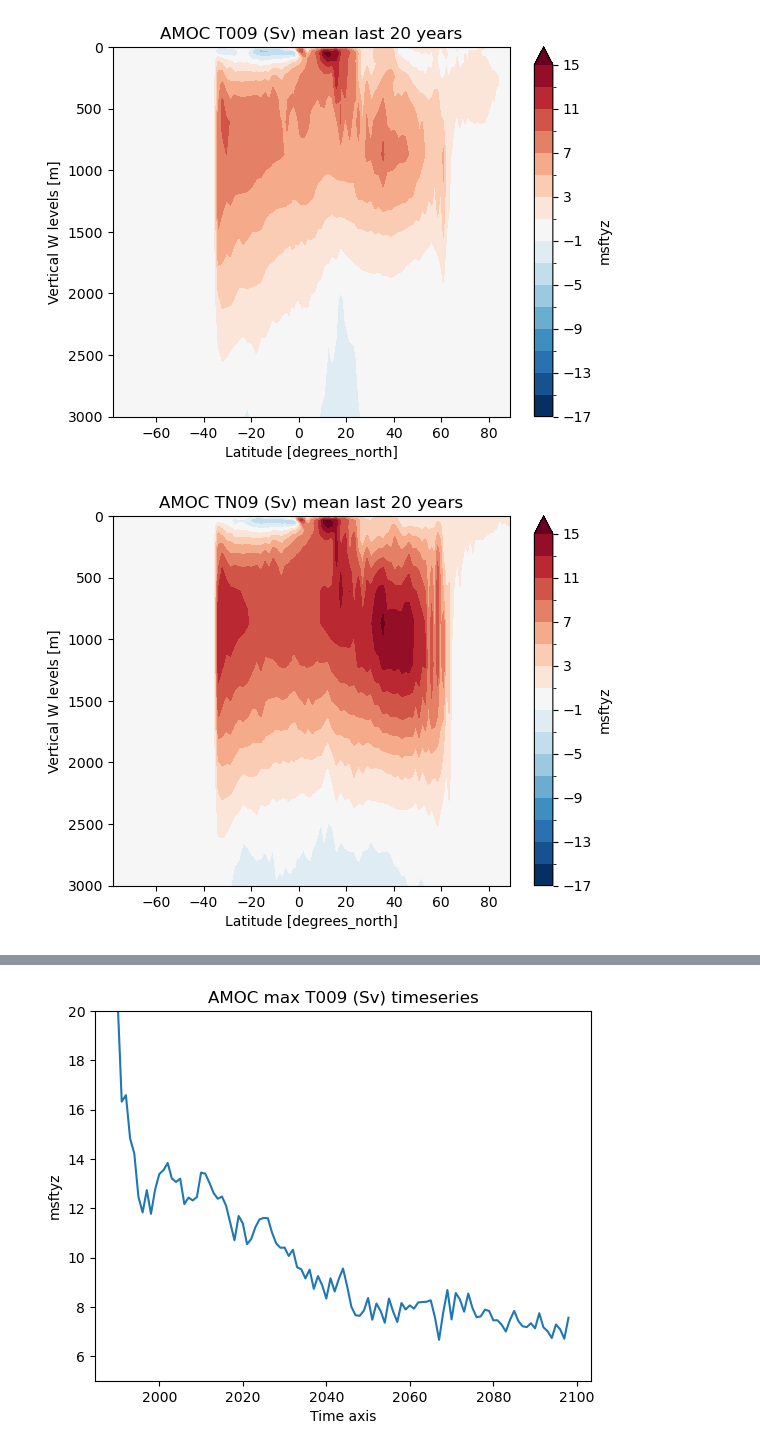
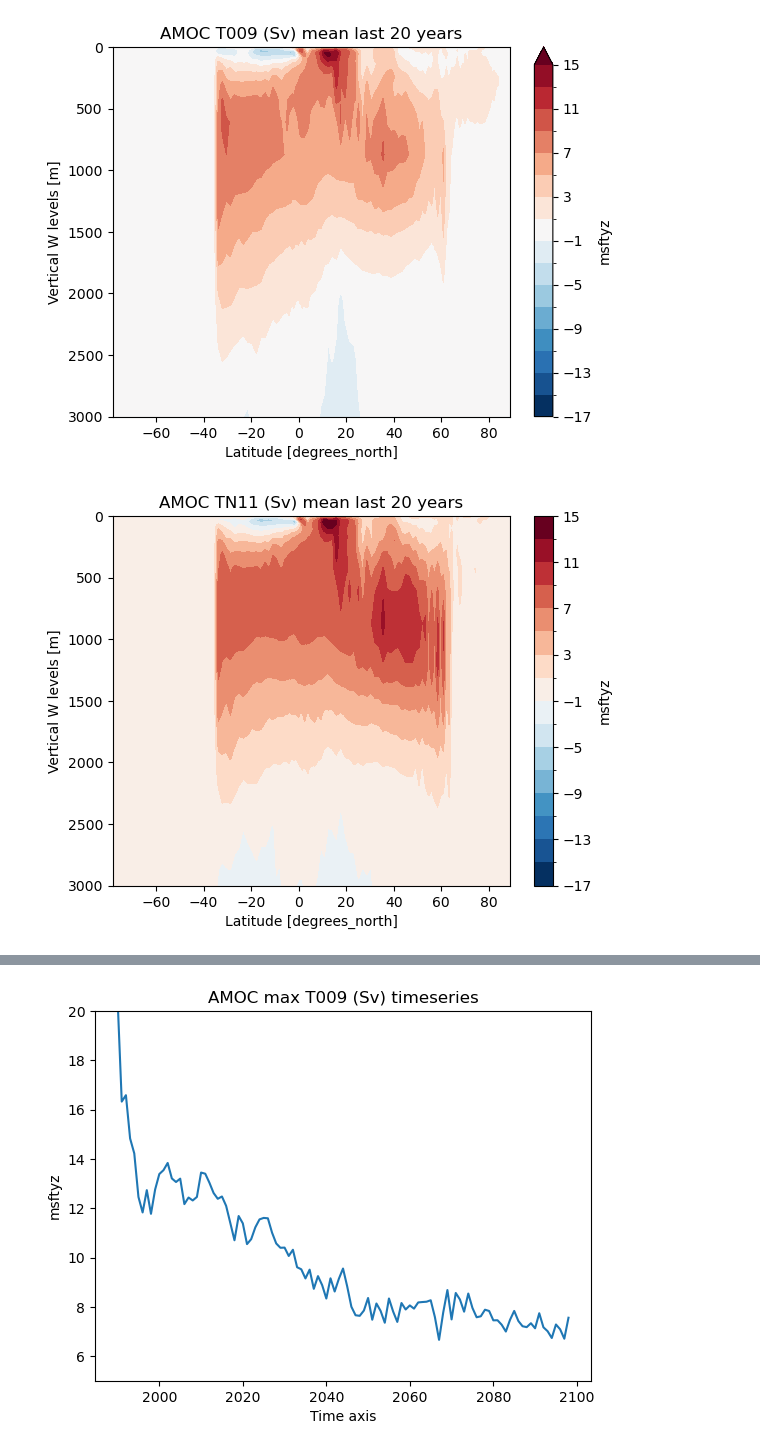
Before and after one commit to asozza/ecearth-quests, a Jupyter notebook: epochal/analysis/amoc-analysis.ipynb, the cells around one changed output, grey strips where cells are left out. Saved outputs shown, nothing was run; the diff lists cells and outputs as text; code cells hidden in the pictures.

```diff
--- a/epochal/analysis/amoc-analysis.ipynb
+++ b/epochal/analysis/amoc-analysis.ipynb
@@ -7,7 +7,7 @@ import numpy as np
 from glob import glob
 
 # exps = ['tu7d', 'T009', 'T010']
-exps = ['T009', 'TN09']
+exps = ['T009', 'TN11', 'LC06']
 
 filz_amoc = dict()
 filz_nemo = dict()
@@ -16,6 +16,8 @@ filz_ice = dict()
 for exp in exps:
     if exp == 'T009':
         cart = f'/ec/res4/scratch/ccff/ece4/{exp}/output/nemo/'
+    elif exp == 'LC06':
+        cart = f'/ec/res4/scratch/ecme3497/ece4/{exp}/output/nemo/'
     else:
         cart = f'/ec/res4/scratch/ccpd/ece4/{exp}/output/nemo/'
     filz = cart + f'{exp}_oce_1m_diaptr3d_*.nc'
@@ -48,4 +50,4 @@ def amoc_timeseries(expname):
     amoc_max.plot(ylim = (5, 20))
     plt.title(f'AMOC max {expname} (Sv) timeseries')
 
-filz_amoc['TN09'][-1]
+#filz_amoc['TN09'][-1]
@@ -74,6 +74,6 @@ amoc_plot('T009', nyear=20)
 # %% [output]
 [figure]
 # %%
-amoc_plot('TN09', nyear=20)
+amoc_plot('TN11', nyear=20)
 # %% [output]
-[figure, old version]
+[figure, new version]
```
Also changed, not shown: parts of 2 cells of this notebook.
